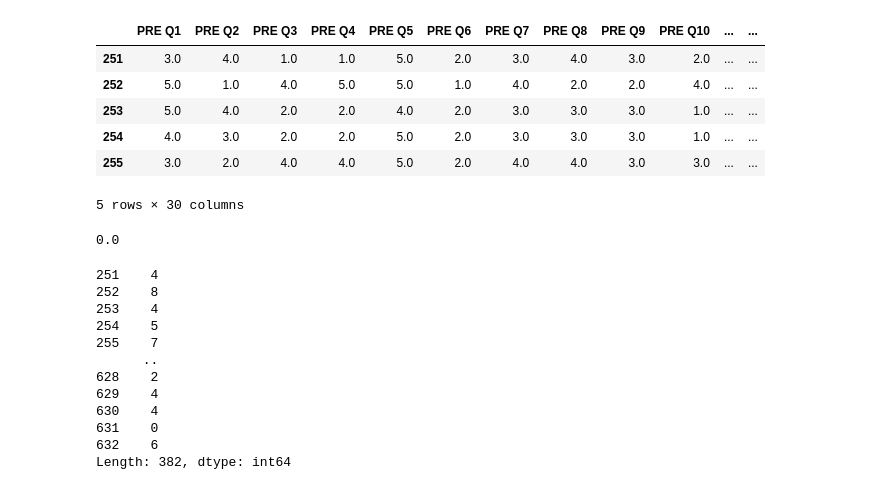
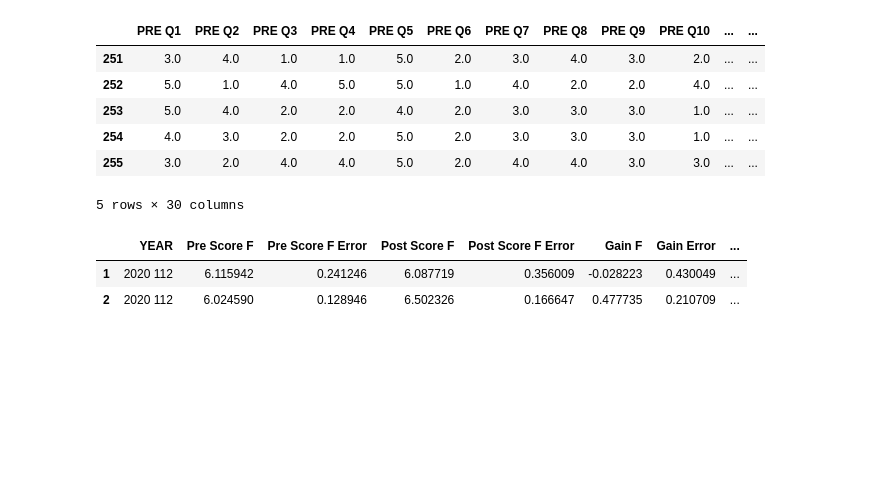
Before and after one commit to maya-patel/Honours-FCI-data, a Jupyter notebook: 2020 Data Collection.ipynb, the cells around one changed output. Saved outputs shown, nothing was run; the diff lists cells and outputs as text; code cells hidden in the pictures; blank space fills up the shorter version.

```diff
--- a/2020 Data Collection.ipynb
+++ b/2020 Data Collection.ipynb
@@ -33,34 +33,21 @@ df20_112_pre.head()
 | 255 | 3.0 | 2.0 | 4.0 | 4.0 | 5.0 | 2.0 | 4.0 | 4.0 | 3.0 | 3.0 | ... | ... |
 5 rows × 30 columns
 # %%
-pre = []
-for i in range (1,31):
-    string = "PRE Q" + str(i)
-    pre.append(string)
-post = []
-for i in range (1,31):
-    string = "POST Q" + str(i)
-    post.append(string)
-
 is_f = df20_112['PRE Q13']== 1
 df_f = df20_112[is_f]
 df_pre_f = df20_112_pre.dropna(thresh=25, axis=0)
 df_post_f = df_f[post].dropna(thresh=25, axis=0)
 
-pre_f = df_pre_f.apply(calculate_pre_score, axis=1).mean()
-pre_f_error = df_pre_f.apply(calculate_pre_score, axis=1).sem(axis=0)
+pre_f = df_pre_f.apply(calculate_pre_score_2020, axis=1).mean()
+pre_f_error = df_pre_f.apply(calculate_pre_score_2020, axis=1).sem(axis=0)
 post_f =df_post_f.apply(calculate_post_score, axis=1).mean()
 post_f_error = df_post_f.apply(calculate_post_score, axis=1).sem(axis=0)
 gain_f_error = np.sqrt(pre_f_error**2 + post_f_error**2)
-
-pre_f
-# %% [output]
-0.0
 # %%
 def calculate_pre_score_2020(student):
     corr_ans = [3,1,3,5,2,2,2,2,5,1,4,2,4,4,1,1,2,2,5,4,5,2,2,1,3,5,3,5,2,3]
-    pre = ["PRE Q1"]
-    for i in range (24, 53):
+    pre = []
+    for i in range (1, 31):
         string = "PRE Q" + str(i)
         pre.append(string)
     score = 0
@@ -69,18 +56,16 @@ def calculate_pre_score_2020(student):
                 score+=1
 
     return (score)
-# %%
-df20_112.apply(calculate_pre_score_2020, axis = 1)
-# %% [output]
-251    4
-252    8
-253    4
-254    5
-255    7
-      ..
-628    2
-629    4
-630    4
-631    0
-632    6
-Length: 382, dtype: int64
+# %%
+def calculate_post_score_2020(student):
+    corr_ans = [3,1,3,5,2,2,2,2,5,1,4,2,4,4,1,1,2,2,5,4,5,2,2,1,3,5,3,5,2,3]
+    pre = []
+    for i in range (1, 31):
+        string = "POST Q" + str(i)
+        pre.append(string)
+    score = 0
+    for i in range(1,31):
+            if student[pre[i-1]]==corr_ans[i-1]:
+                score+=1
+
+    return (score)
@@ -86,0 +123,19 @@ Length: 382, dtype: int64
+# %%
+is_111 = df20['Course'] == 111
+df20_111 = df20[is_111]
+is_112 = df20['Course'] == 112
+df20_112 = df20[is_112]
+
+
+column_names=["YEAR", "Pre Score F", "Pre Score F Error", "Post Score F","Post Score F Error", "Gain F", "Gain Error", "Pre Score M", "Pre Score M Error", "Post Score M", "Post Score M Error", "Gain M", "Gain M Error"]
+df = pd.DataFrame(columns=column_names)
+
+
+df.loc[1] = by_gender_by_year_2020(df20_111, "2020 111")
+df.loc[2] = by_gender_by_year_2020(df20_112, "2020 112")
+
+df
+# %% [output]
+|  | YEAR | Pre Score F | Pre Score F Error | Post Score F | Post Score F Error | Gain F | Gain Error | ... |
+| 1 | 2020 112 | 6.115942 | 0.241246 | 6.087719 | 0.356009 | -0.028223 | 0.430049 | ... |
+| 2 | 2020 112 | 6.024590 | 0.128946 | 6.502326 | 0.166647 | 0.477735 | 0.210709 | ... |
```
Also changed, not shown: parts of 1 cell of this notebook, 13 other files.
